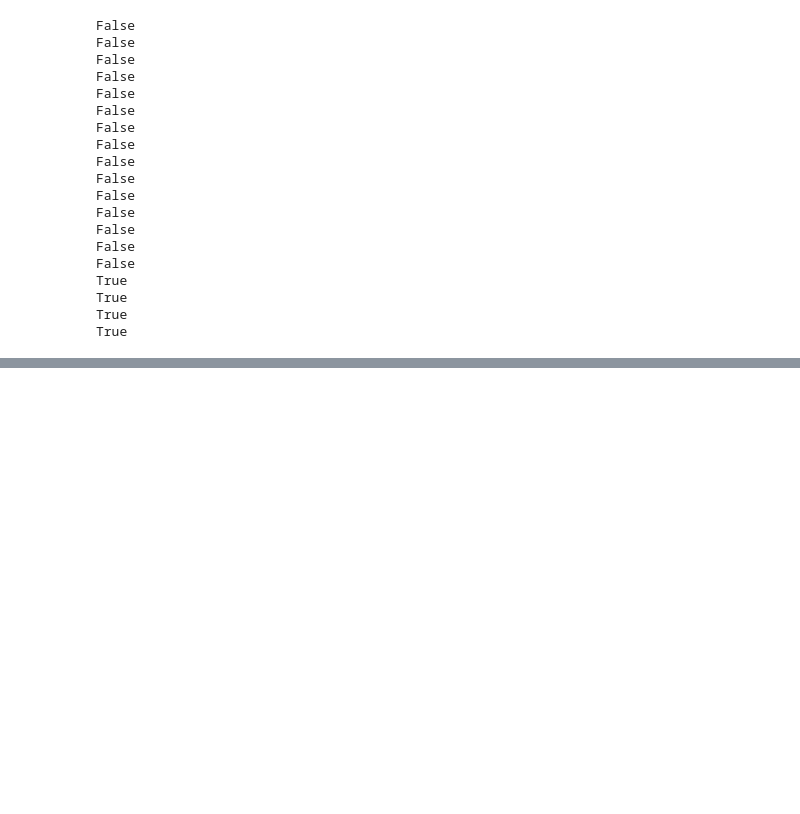
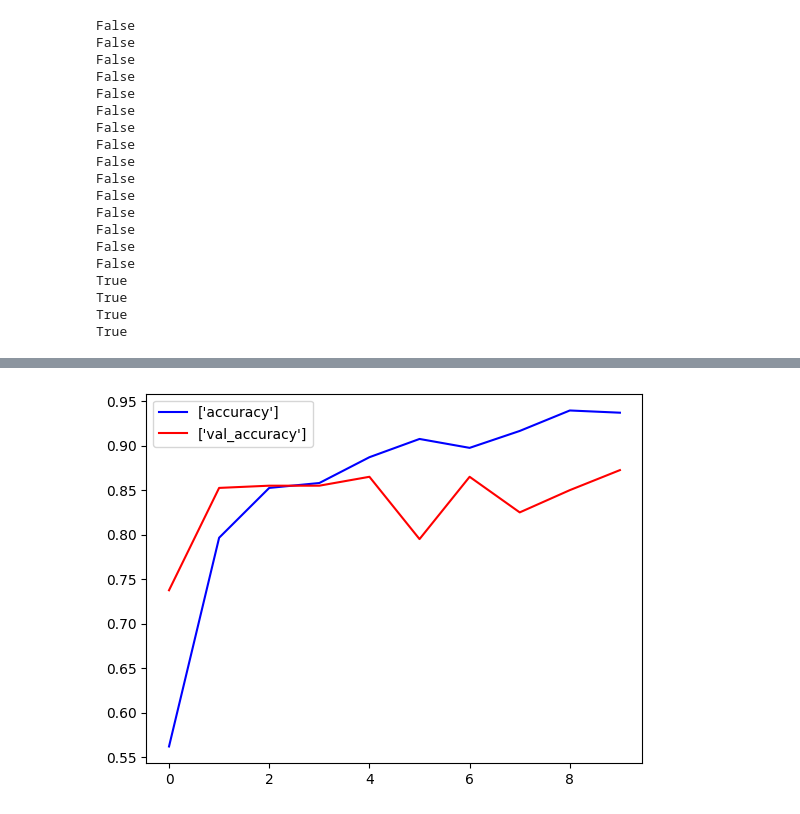
Before and after one commit to chetan-pun/AI, a Jupyter notebook: transfer learning/fine_tuning.ipynb, the cells around one changed output, grey strips where cells are left out. Cells and saved outputs as stored; diff of their text form; code cells hidden in the pictures; blank space fills up the shorter version.

Commit message:
finetuning vgg16 model for dog and cat classification

```diff
--- a/transfer learning/fine_tuning.ipynb
+++ b/transfer learning/fine_tuning.ipynb
@@ -17,6 +17,20 @@ y_test = y_test.reshape(len(y_test),1)
 # %%
 input_shape = (100,100,3)
 inputs = Input(shape = input_shape)
+
+from tensorflow.keras.preprocessing.image import ImageDataGenerator
+
+train_datagen = ImageDataGenerator(
+    rescale = 1./255,
+    shear_range = 0.2,
+    zoom_range = 0.2,
+    horizontal_flip = True
+)
+test_datagen = ImageDataGenerator(rescale = 1./255)
+train_datagen.fit(x_train)
+
+
+train_generator = train_datagen.flow(x_train,y_train,batch_size = 32)
 # %%
 conv_base = VGG16(
     weights = 'imagenet',
@@ -91,4 +125,4 @@ model.compile(optimizer = 'adam', loss = 'binary_crossentropy', metrics = ['accu
 # %%
-model.fit(x_train,y_train,epochs = 10,validation_data = (x_test,y_test))
+history = model.fit(train_generator,epochs = 10,validation_data = (x_test,y_test))
 # %% [output]
 Epoch 1/10
@@ -120,2 +153,7 @@ model.evaluate(x_test,y_test)
 # %%
-model.save('fine_tunin.keras'
+plt.plot(history.history['accuracy'],color = 'blue',label = ['accuracy'])
+plt.plot(history.history['val_accuracy'], color = 'red',label = ['val_accuracy'])
+plt.legend()
+plt.show()
+# %% [output]
+[figure, added]
```
Also changed, not shown: parts of 6 cells of this notebook, 2 other files.
